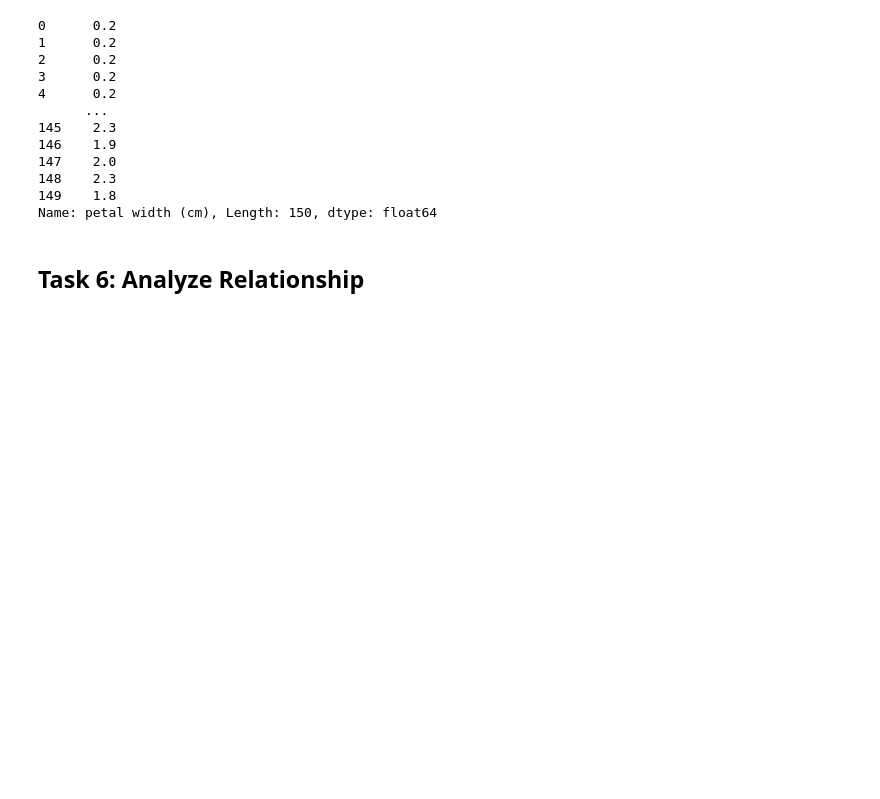
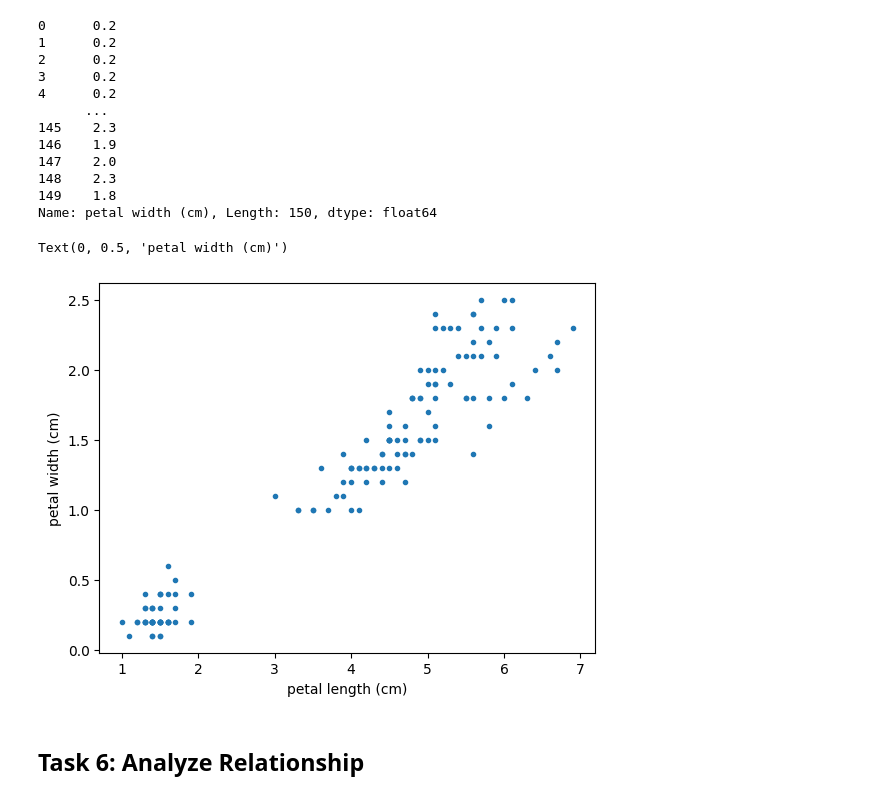
Before and after one commit to EmmaChubbCode/principles_of_da, a Jupyter notebook: tasks.ipynb, the cells around one changed output. Drawn from its saved outputs; the diff is of its cells as text; code cells hidden in the pictures; blank space fills up the shorter version.

Commit message:
more work on scatterplot

```diff
--- a/tasks.ipynb
+++ b/tasks.ipynb
@@ -239,6 +239,20 @@ petal_w
 148    2.3
 149    1.8
 Name: petal width (cm), Length: 150, dtype: float64
+# %%
+# create figure and axis to plot onto
+# following stucture of code in lecture and  here: https://matplotlib.org/stable/api/_as_gen/matplotlib.pyplot.scatter.html
+fig, ax = plt.subplots()
+
+#plot length on x axis and width on y axis. marker full stop makes the dots smaller than the default o.
+ax.scatter(petal_l,petal_w, marker=".")
+
+# create some labels for the axes
+ax.set_xlabel('petal length (cm)')
+ax.set_ylabel('petal width (cm)')
+# %% [output]
+Text(0, 0.5, 'petal width (cm)')
+[figure, added]
 # %% [markdown]
 ## Task 6: Analyze Relationship
 # %% [markdown]
```
